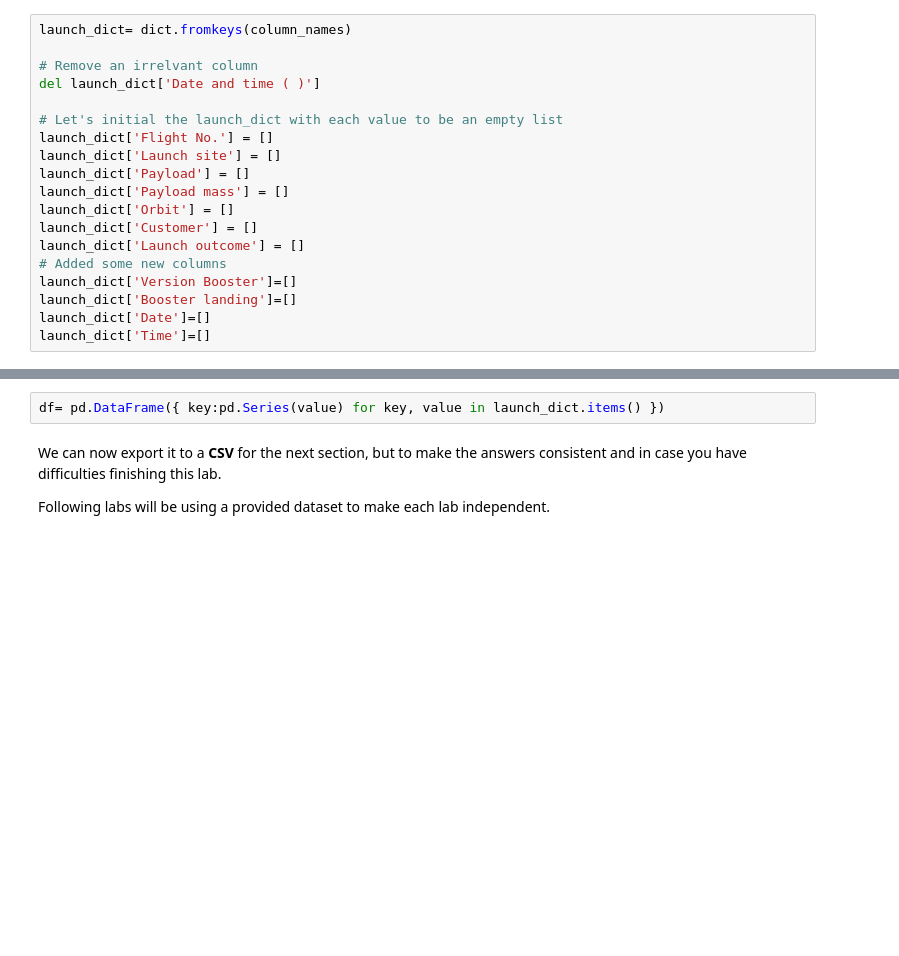
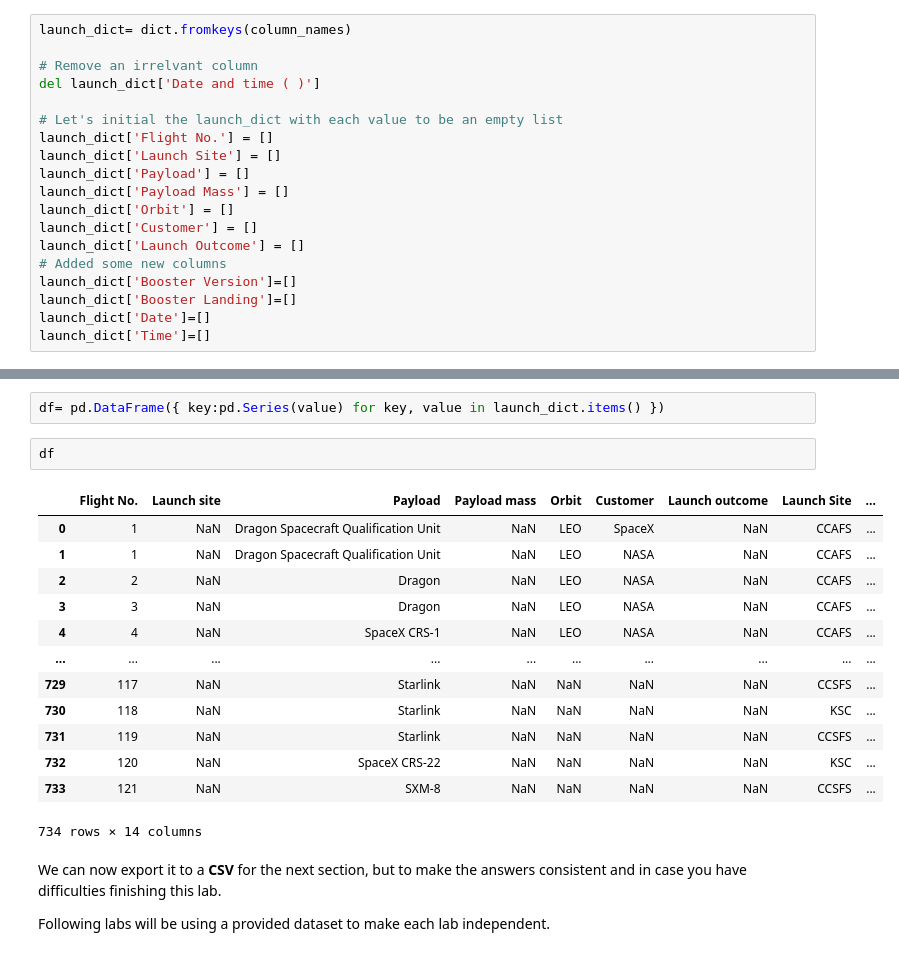
Before and after one commit to Twinaxis52/Capstone-course-era, a Jupyter notebook: jupyter-labs-webscraping.ipynb, the cells around one changed output, grey strips where cells are left out. Drawn from its saved outputs; the diff is of its cells as text; blank space fills up the shorter version.

```diff
--- a/jupyter-labs-webscraping.ipynb
+++ b/jupyter-labs-webscraping.ipynb
@@ -226,15 +218,15 @@ del launch_dict['Date and time ( )']
 
 # Let's initial the launch_dict with each value to be an empty list
 launch_dict['Flight No.'] = []
-launch_dict['Launch site'] = []
+launch_dict['Launch Site'] = []
 launch_dict['Payload'] = []
-launch_dict['Payload mass'] = []
+launch_dict['Payload Mass'] = []
 launch_dict['Orbit'] = []
 launch_dict['Customer'] = []
-launch_dict['Launch outcome'] = []
+launch_dict['Launch Outcome'] = []
 # Added some new columns
-launch_dict['Version Booster']=[]
-launch_dict['Booster landing']=[]
+launch_dict['Booster Version']=[]
+launch_dict['Booster Landing']=[]
 launch_dict['Date']=[]
 launch_dict['Time']=[]
 # %% [markdown]
@@ -340,6 +356,22 @@ AttributeError: 'NoneType' object has no attribute 'string'
 After you have fill in the parsed launch record values into `launch_dict`, you can create a dataframe from it.
 # %%
 df= pd.DataFrame({ key:pd.Series(value) for key, value in launch_dict.items() })
+# %%
+df
+# %% [output]
+|  | Flight No. | Launch site | Payload | Payload mass | Orbit | Customer | Launch outcome | Launch Site | ... |
+| 0 | 1 | NaN | Dragon Spacecraft Qualification Unit | NaN | LEO | SpaceX | NaN | CCAFS | ... |
+| 1 | 1 | NaN | Dragon Spacecraft Qualification Unit | NaN | LEO | NASA | NaN | CCAFS | ... |
+| 2 | 2 | NaN | Dragon | NaN | LEO | NASA | NaN | CCAFS | ... |
+| 3 | 3 | NaN | Dragon | NaN | LEO | NASA | NaN | CCAFS | ... |
+| 4 | 4 | NaN | SpaceX CRS-1 | NaN | LEO | NASA | NaN | CCAFS | ... |
+| ... | ... | ... | ... | ... | ... | ... | ... | ... | ... |
+| 729 | 117 | NaN | Starlink | NaN | NaN | NaN | NaN | CCSFS | ... |
+| 730 | 118 | NaN | Starlink | NaN | NaN | NaN | NaN | KSC | ... |
+| 731 | 119 | NaN | Starlink | NaN | NaN | NaN | NaN | CCSFS | ... |
+| 732 | 120 | NaN | SpaceX CRS-22 | NaN | NaN | NaN | NaN | KSC | ... |
+| 733 | 121 | NaN | SXM-8 | NaN | NaN | NaN | NaN | CCSFS | ... |
+734 rows × 14 columns
 # %% [markdown]
 We can now export it to a <b>CSV</b> for the next section, but to make the answers consistent and in case you have difficulties finishing this lab.
 
```
Also changed, not shown: parts of 5 cells of this notebook, 1 other file.
